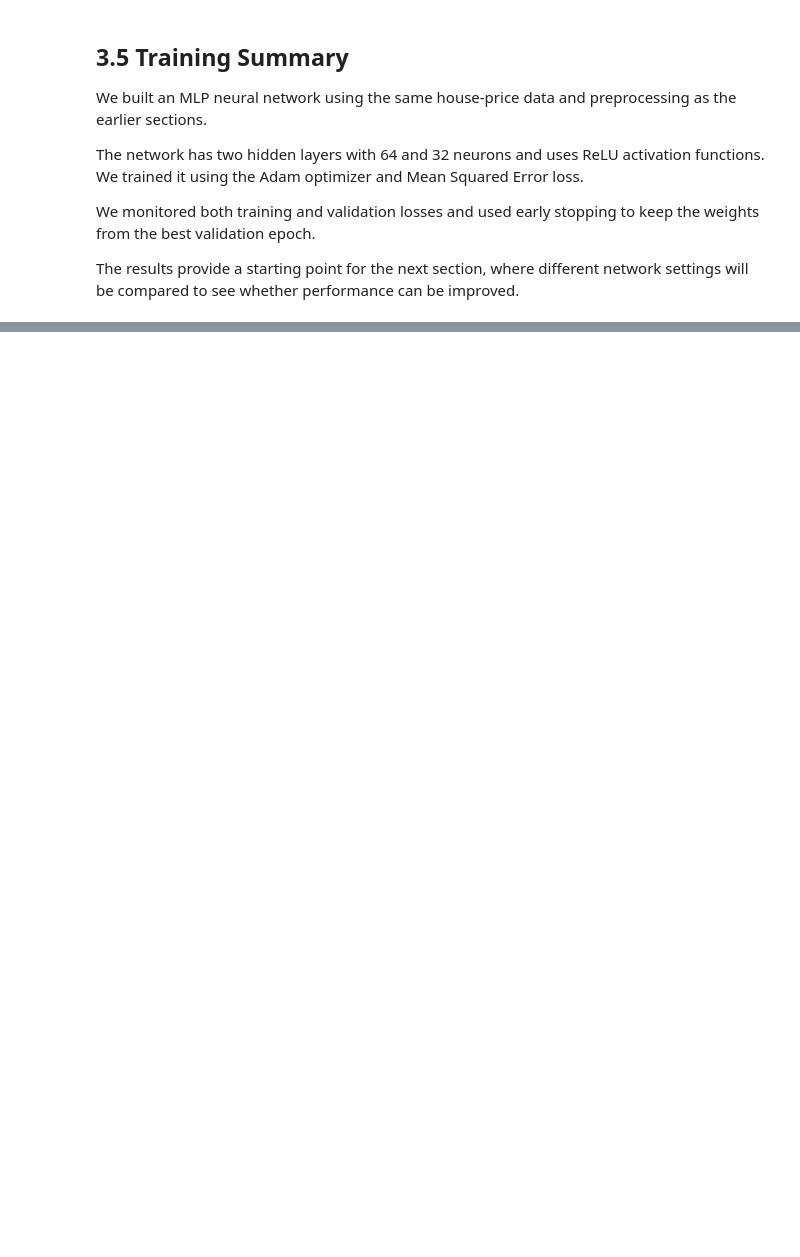
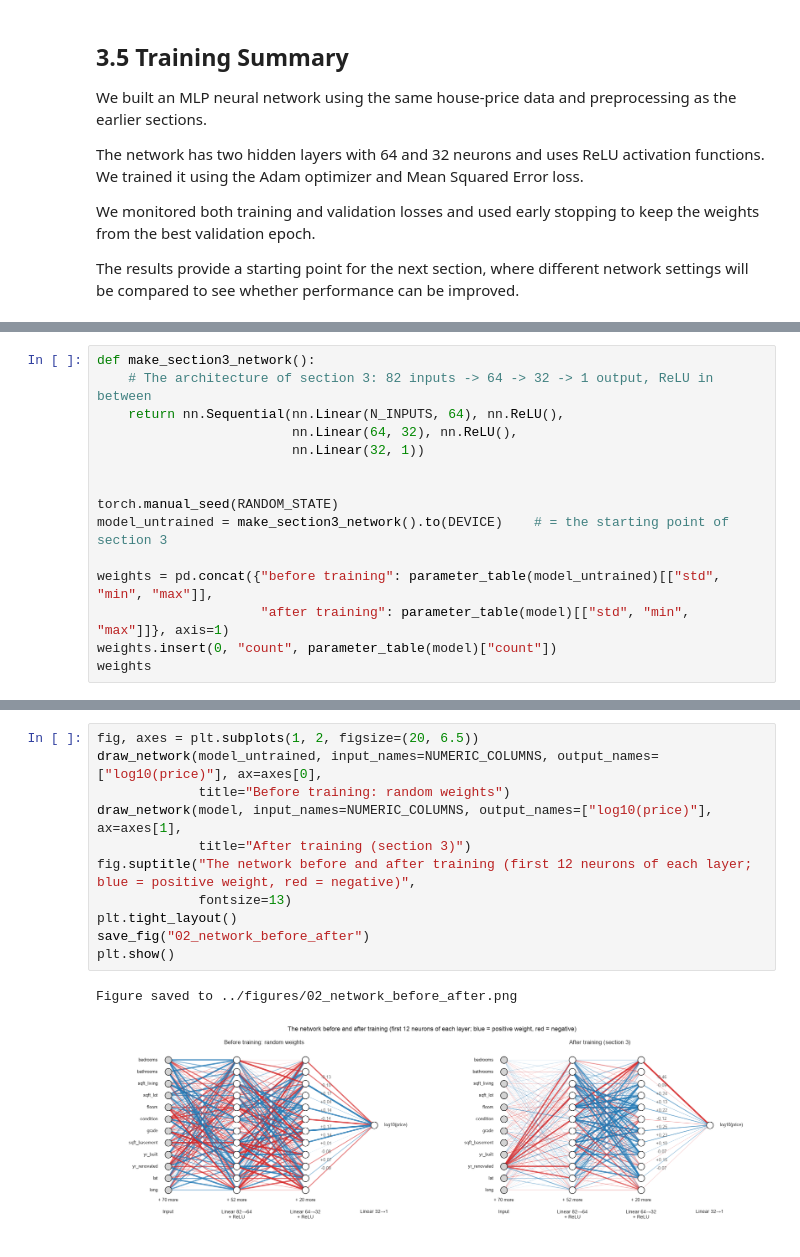
Before and after one commit to iaac-maai/2-day4-assignment, a Jupyter notebook: notebook/neural_network.ipynb, the cells around one changed output, grey strips where cells are left out. Drawn from its saved outputs; the diff is of its cells as text; blank space fills up the shorter version.

```diff
--- a/notebook/neural_network.ipynb
+++ b/notebook/neural_network.ipynb
@@ -670,0 +785,15 @@ The results provide a starting point for the next section, where different netwo
+# %%
+def make_section3_network():
+    # The architecture of section 3: 82 inputs -> 64 -> 32 -> 1 output, ReLU in between
+    return nn.Sequential(nn.Linear(N_INPUTS, 64), nn.ReLU(),
+                         nn.Linear(64, 32), nn.ReLU(),
+                         nn.Linear(32, 1))
+
+
+torch.manual_seed(RANDOM_STATE)
+model_untrained = make_section3_network().to(DEVICE)    # = the starting point of section 3
+
+weights = pd.concat({"before training": parameter_table(model_untrained)[["std", "min", "max"]],
+                     "after training": parameter_table(model)[["std", "min", "max"]]}, axis=1)
+weights.insert(0, "count", parameter_table(model)["count"])
+weights
@@ -670,0 +810,14 @@ The results provide a starting point for the next section, where different netwo
+# %%
+fig, axes = plt.subplots(1, 2, figsize=(20, 6.5))
+draw_network(model_untrained, input_names=NUMERIC_COLUMNS, output_names=["log10(price)"], ax=axes[0],
+             title="Before training: random weights")
+draw_network(model, input_names=NUMERIC_COLUMNS, output_names=["log10(price)"], ax=axes[1],
+             title="After training (section 3)")
+fig.suptitle("The network before and after training (first 12 neurons of each layer; blue = positive weight, red = negative)",
+             fontsize=13)
+plt.tight_layout()
+save_fig("02_network_before_after")
+plt.show()
+# %% [output]
+Figure saved to ../figures/02_network_before_after.png
+[figure, added]
```
Also changed, not shown: parts of 46 cells of this notebook, 11 other files.
